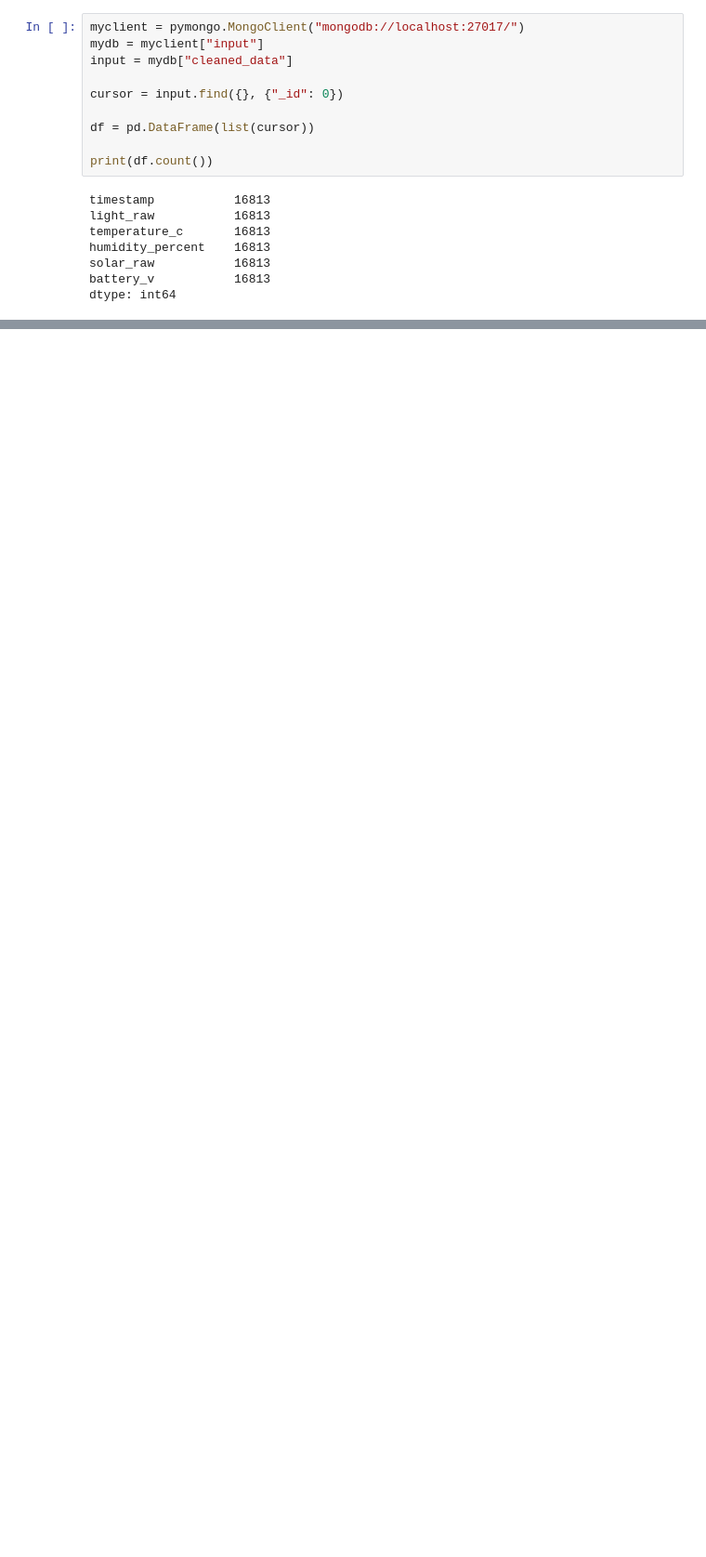
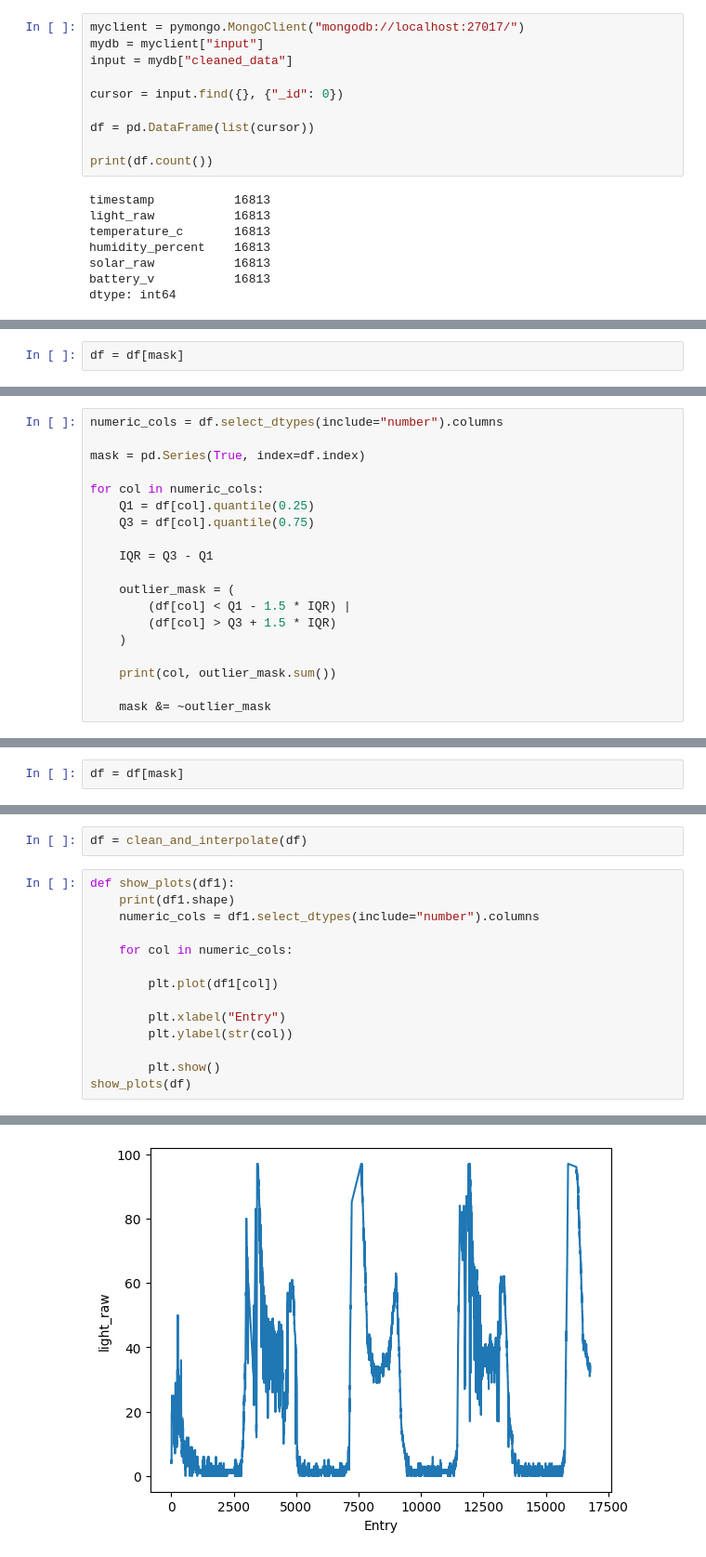
Before and after one commit to thonos-cpu/Temp_Hum_Prediction_Model, a Jupyter notebook: preproccess.ipynb, the cells around one changed output, grey strips where cells are left out. Shown at 93% size. Saved outputs shown, nothing was run; the diff lists cells and outputs as text; blank space fills up the shorter version.

Commit message:
Hardcoded limits on light_raw and solar_raw base on grafana. Cleaned data using z score, IQR. Used interpolation for NaN values after cleaning.

```diff
--- a/preproccess.ipynb
+++ b/preproccess.ipynb
@@ -163,0 +183,2 @@ dtype: int64
+# %%
+df = df[mask]
@@ -163,0 +189,19 @@ dtype: int64
+# %%
+numeric_cols = df.select_dtypes(include="number").columns
+
+mask = pd.Series(True, index=df.index)
+
+for col in numeric_cols:
+    Q1 = df[col].quantile(0.25)
+    Q3 = df[col].quantile(0.75)
+
+    IQR = Q3 - Q1
+
+    outlier_mask = (
+        (df[col] < Q1 - 1.5 * IQR) |
+        (df[col] > Q3 + 1.5 * IQR)
+    )
+
+    print(col, outlier_mask.sum())
+
+    mask &= ~outlier_mask
@@ -163,0 +214,2 @@ dtype: int64
+# %%
+df = df[mask]
@@ -163,0 +220,17 @@ dtype: int64
+# %%
+df = clean_and_interpolate(df)
+# %%
+def show_plots(df1):
+    print(df1.shape)
+    numeric_cols = df1.select_dtypes(include="number").columns
+
+    for col in numeric_cols:
+
+        plt.plot(df1[col])
+
+        plt.xlabel("Entry")
+        plt.ylabel(str(col))
+
+        plt.show()
+show_plots(df)
+# %% [output]
@@ -163,0 +238 @@ dtype: int64
+[figure, added]
```
Also changed, not shown: parts of 19 cells of this notebook.
